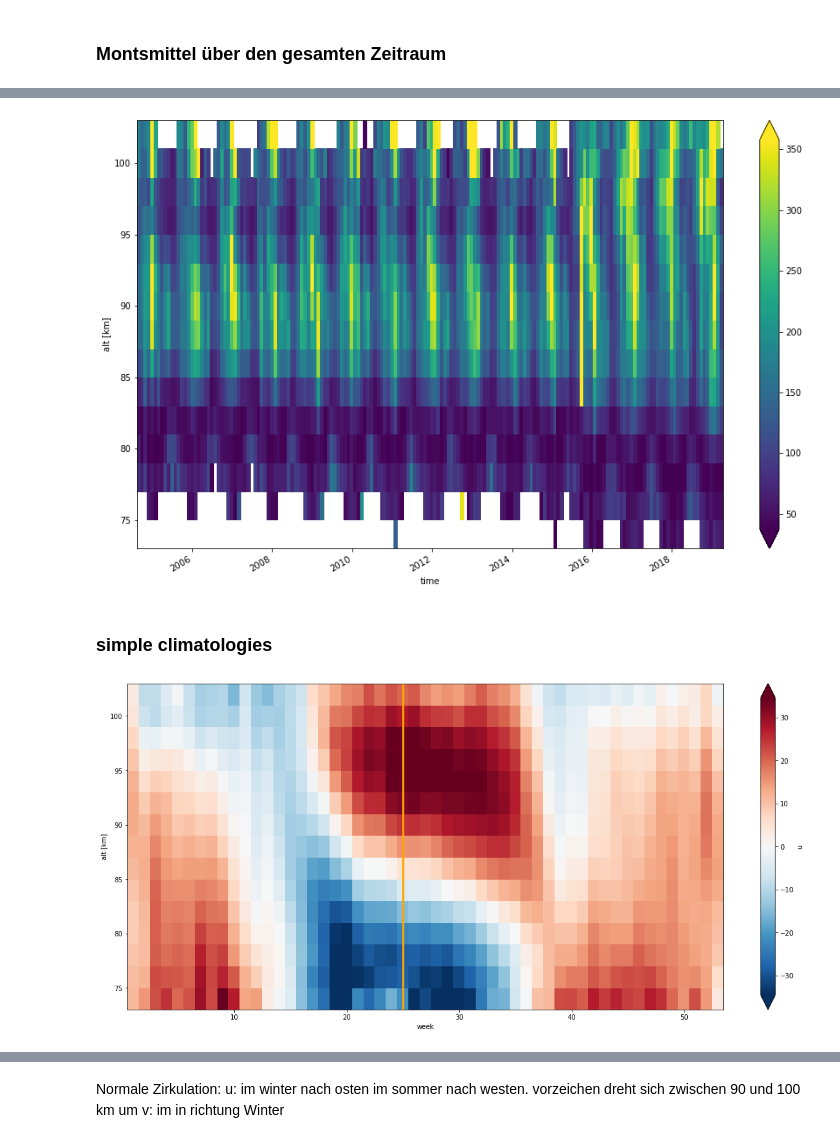
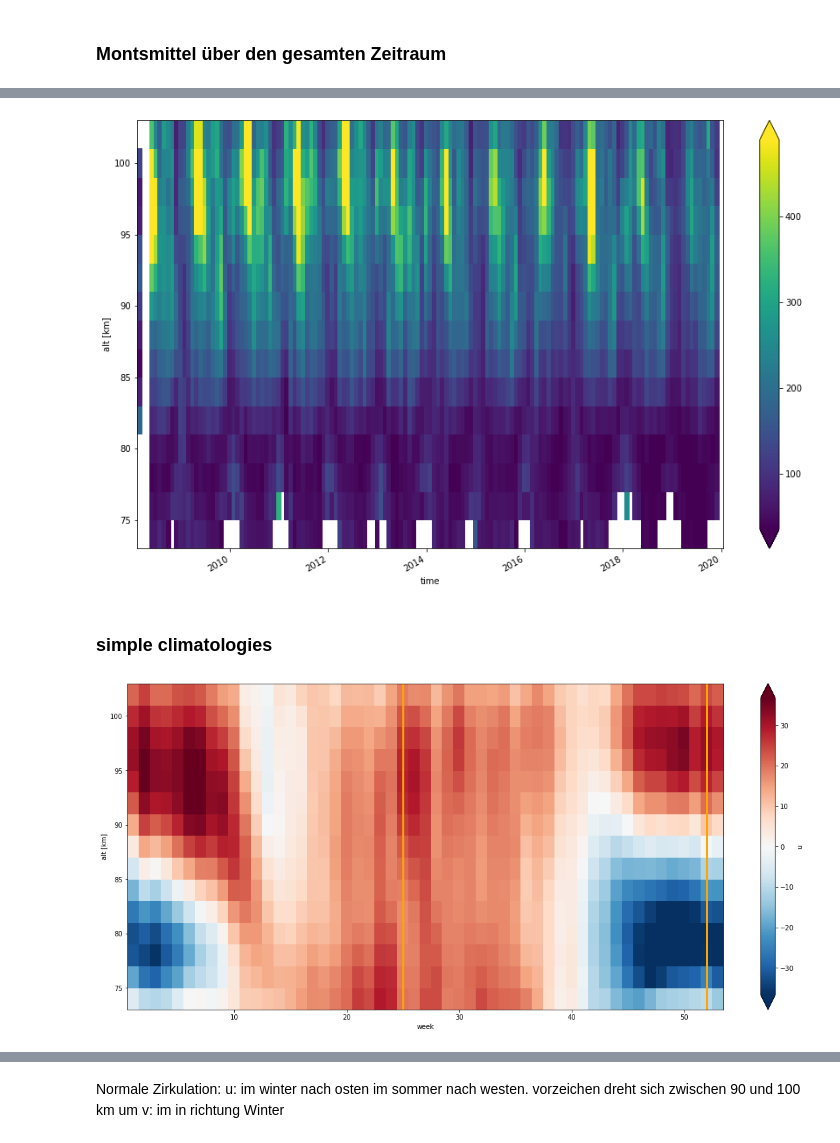
Before and after one commit to VACILT/trends_project, a Jupyter notebook: data_introduction_jason.ipynb, the cells around one changed output, grey strips where cells are left out. Saved outputs shown, nothing was run; the diff lists cells and outputs as text; code cells hidden in the pictures.

```diff
--- a/data_introduction_jason.ipynb
+++ b/data_introduction_jason.ipynb
@@ -9,7 +9,7 @@ from matplotlib.legend_handler import HandlerLineCollection, HandlerTuple
 from scipy import stats
 # %%
 #SET STATION HERE
-station = 'Col'
+station = 'Rio'
 root_path = '/home/gemeinsam_tmp/UA_students/data/'
 alt = [70, 72, 74, 76, 78, 80, 82, 84, 86, 88, 90, 92, 94, 96, 98, 100, 102, 104, \
        106, 108, 110, 112, 114, 116, 118, 120]
@@ -244,18 +244,20 @@ ax2 = v_gw_radar_monthly_slice.plot(x='time',robust=True,figsize = [15,9])
 ekin_monthly_slice=ekin_radar_monthly.sel(alt = slice(74,102))
 ax1 = ekin_monthly_slice.plot(x='time',robust=True,figsize = [15,9])
 # %% [output]
-[figure, old version]
+[figure, new version]
 # %% [markdown]
 ### simple climatologies
 # %%
 u_radar_clima = u_radar.groupby('time.week').mean("time")
 u_radar_clima_slice=u_radar_clima.sel(alt = slice(74,102))
 ax1 = u_radar_clima_slice.plot(x = 'week',robust=True,figsize = [20,9])
 plt.axvline(x=25, linewidth = 3 , color = 'orange')
 #plt.axvline(x=51, linewidth = 3 , color = 'orange')
+plt.axvline(x=52, linewidth = 3 , color = 'orange')
+
 ax1.figure.savefig('results/u_clima_'+station+'.png')
 # %% [output]
-[figure, old version]
+[figure, new version]
 # %%
 v_radar_clima = v_radar.groupby('time.week').mean("time")
 v_radar_clima_slice=v_radar_clima.sel(alt = slice(74,102))
```
Also changed, not shown: parts of 23 cells of this notebook.
